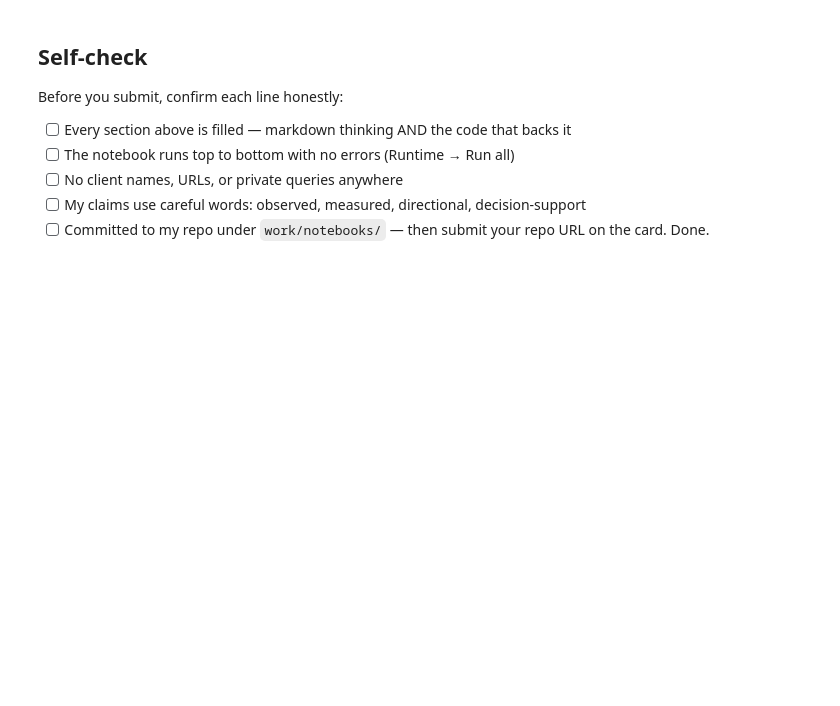
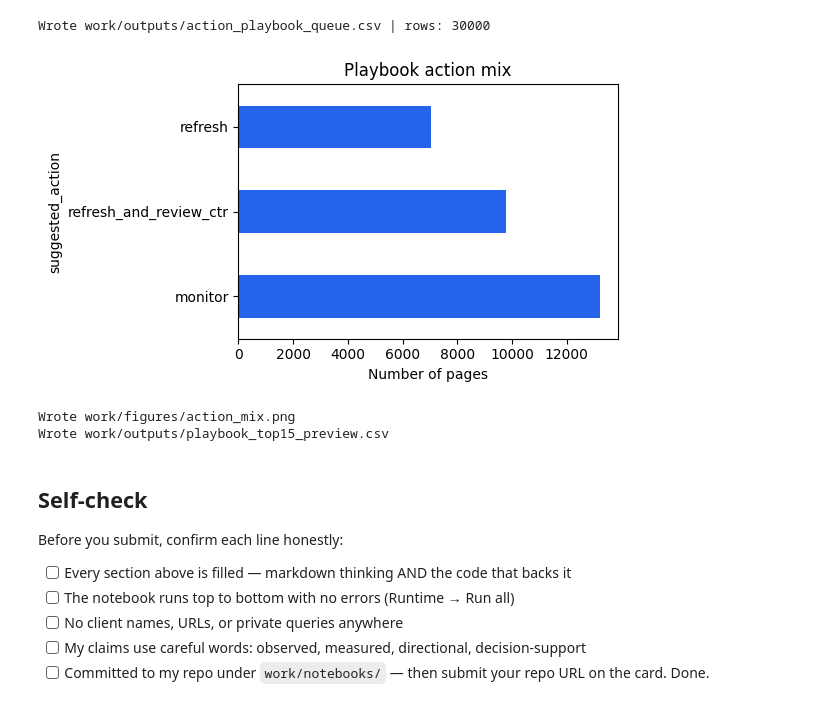
Before and after one commit to MuhammadOmerSiddiqui/myInternship, a Jupyter notebook: work/notebooks/w07_action_playbook.ipynb, the cells around one changed output. Cells and saved outputs as stored; diff of their text form; code cells hidden in the pictures; blank space fills up the shorter version.

```diff
--- a/work/notebooks/w07_action_playbook.ipynb
+++ b/work/notebooks/w07_action_playbook.ipynb
@@ -44,3 +329,33 @@ This skeleton is yours to fill. Work the sections **in order** — each one has
+# %%
+# This cell is for CODE (numbers, a query, a check).
+# Write your text answer in the cell ABOVE this one — typing sentences here breaks Run All.
+# Full ranked export (for local use / paper tables)
+export_cols = [
+    "rank","content_id","final_score","confidence","suggested_action","reason_codes",
+    "impressions_90d","avg_position","ctr","content_age_days","days_since_last_update",
+    "trend_direction","is_declining","model_proba","baseline_score"
+]
+queue[export_cols].to_csv("work/outputs/action_playbook_queue.csv", index=False)
+print("Wrote work/outputs/action_playbook_queue.csv | rows:", len(queue))
+
+# Figure: action mix
+fig, ax = plt.subplots(figsize=(6, 3.5))
+queue["suggested_action"].value_counts().plot(kind="barh", ax=ax, color="#2563eb")
+ax.set_xlabel("Number of pages")
+ax.set_title("Playbook action mix")
+plt.tight_layout()
+plt.savefig("work/figures/action_mix.png", dpi=120)
+plt.show()
+print("Wrote work/figures/action_mix.png")
+
+# Small public-safe top-15 preview for the paper
+queue.head(15)[export_cols].to_csv("work/outputs/playbook_top15_preview.csv", index=False)
+print("Wrote work/outputs/playbook_top15_preview.csv")
+# %% [output]
+Wrote work/outputs/action_playbook_queue.csv | rows: 30000
+[figure, added]
+Wrote work/figures/action_mix.png
+Wrote work/outputs/playbook_top15_preview.csv
 # %% [markdown]
 ## Self-check
 
```
Also changed, not shown: parts of 18 cells of this notebook.
